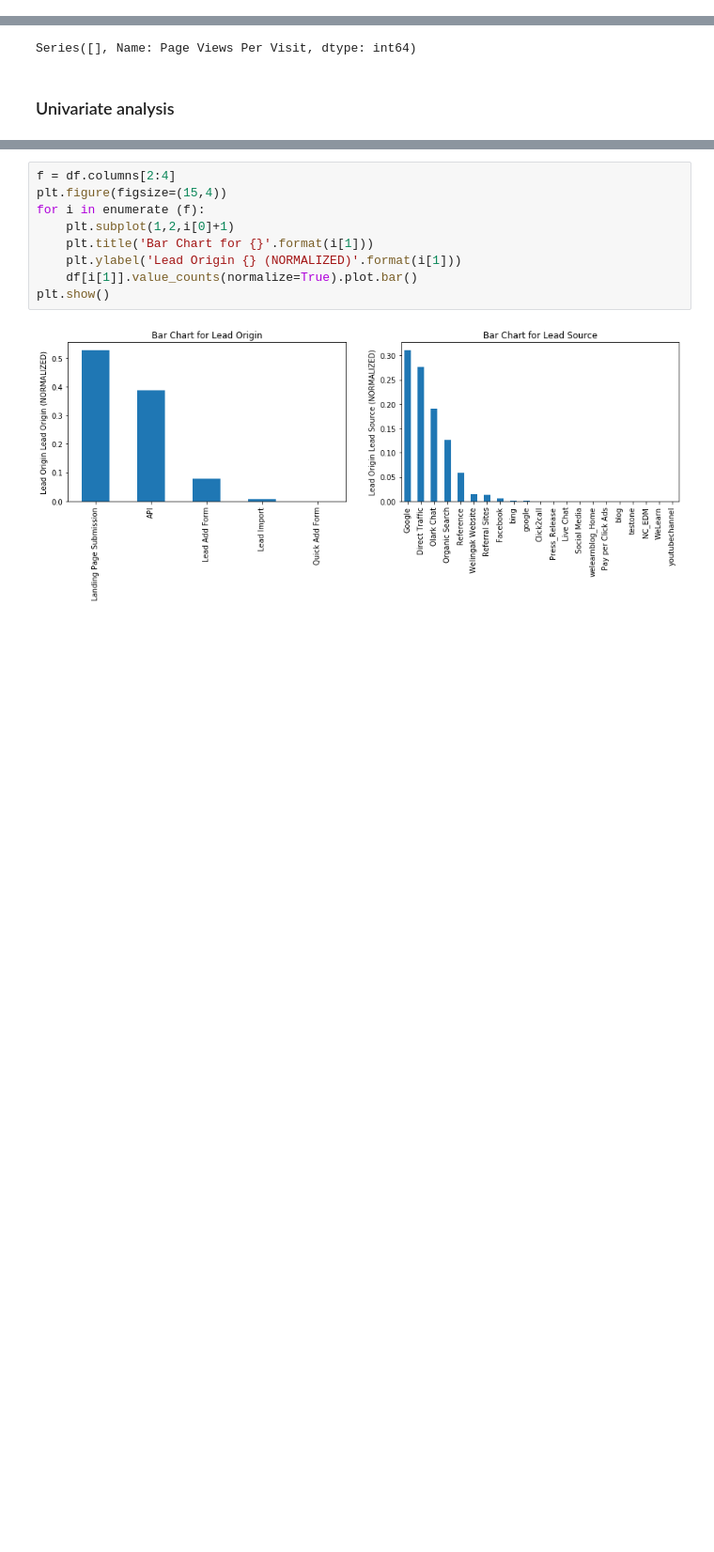
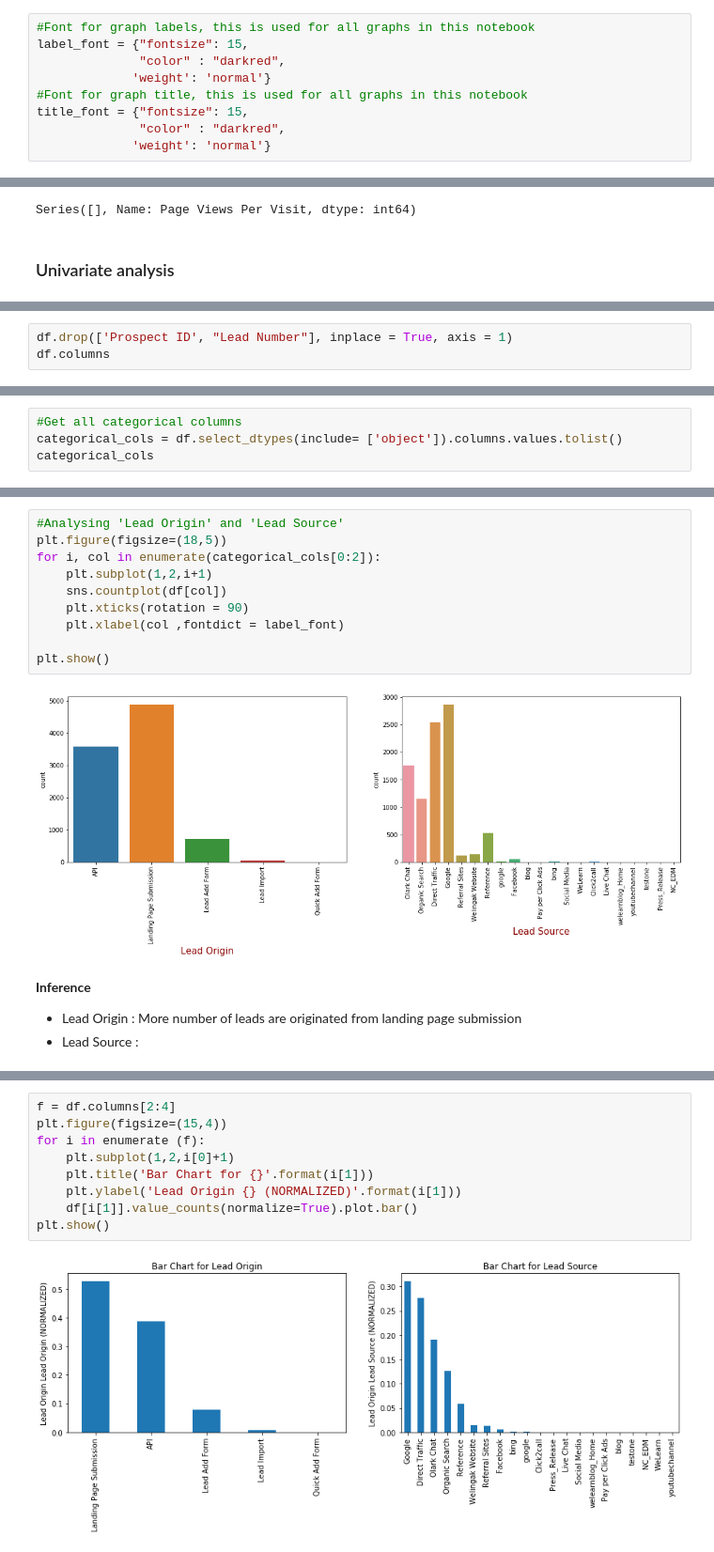
Before and after one commit to shaunakbatra/Project, a Jupyter notebook: Lead Scoring Case Study.ipynb, the cells around one changed output, grey strips where cells are left out. Shown: that part at 94% size. Saved outputs shown, nothing was run; the diff lists cells and outputs as text; blank space fills up the shorter version.

Commit message:
Started merging univariate analysis

```diff
--- a/Lead Scoring Case Study.ipynb
+++ b/Lead Scoring Case Study.ipynb
@@ -32,6 +32,15 @@ warnings.filterwarnings('ignore')
 import pandas as pd, numpy as np
 import matplotlib.pyplot as plt, seaborn as sns
 %matplotlib inline
+# %%
+#Font for graph labels, this is used for all graphs in this notebook
+label_font = {"fontsize": 15,
+              "color" : "darkred",
+             'weight': 'normal'}
+#Font for graph title, this is used for all graphs in this notebook
+title_font = {"fontsize": 15,
+              "color" : "darkred",
+             'weight': 'normal'}
 # %%
 pd.set_option('display.max_columns', 500)
 # %%
@@ -552,0 +594,3 @@ Series([], Name: Page Views Per Visit, dtype: int64)
+# %%
+df.drop(['Prospect ID', "Lead Number"], inplace = True, axis = 1)
+df.columns
@@ -552,0 +609,4 @@ Series([], Name: Page Views Per Visit, dtype: int64)
+# %%
+#Get all categorical columns
+categorical_cols = df.select_dtypes(include= ['object']).columns.values.tolist()
+categorical_cols
@@ -552,0 +631,16 @@ Series([], Name: Page Views Per Visit, dtype: int64)
+# %%
+#Analysing 'Lead Origin' and 'Lead Source'
+plt.figure(figsize=(18,5))
+for i, col in enumerate(categorical_cols[0:2]):
+    plt.subplot(1,2,i+1)
+    sns.countplot(df[col])
+    plt.xticks(rotation = 90)
+    plt.xlabel(col ,fontdict = label_font)
+
+plt.show()
+# %% [output]
+[figure, added]
+# %% [markdown]
+**Inference**
+- Lead Origin : More number of leads are originated from landing page submission
+- Lead Source :
```
Also changed, not shown: parts of 8 cells of this notebook.
